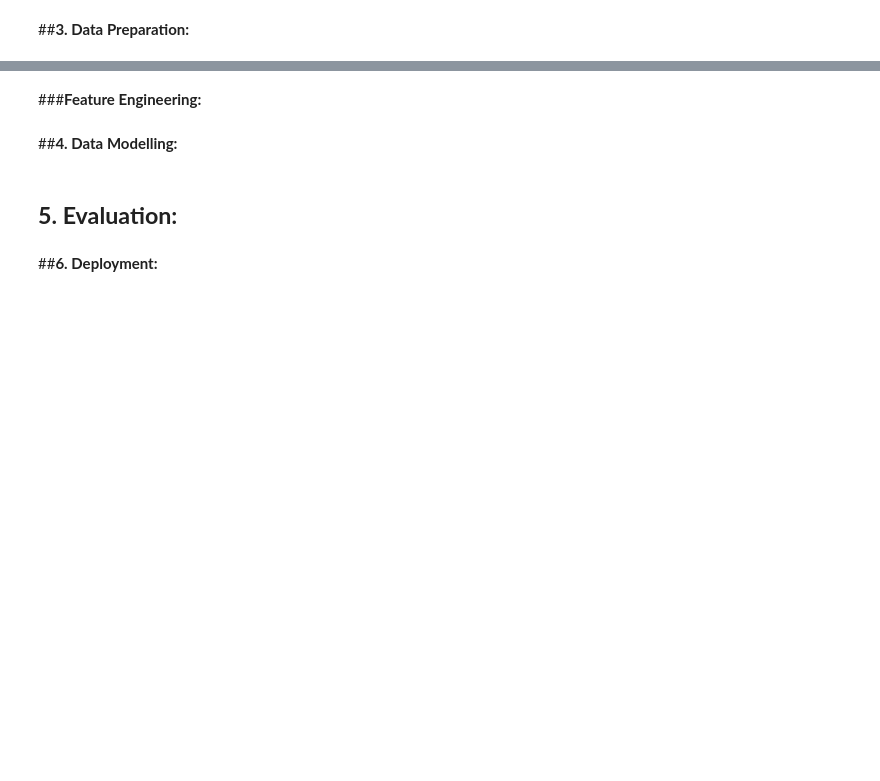
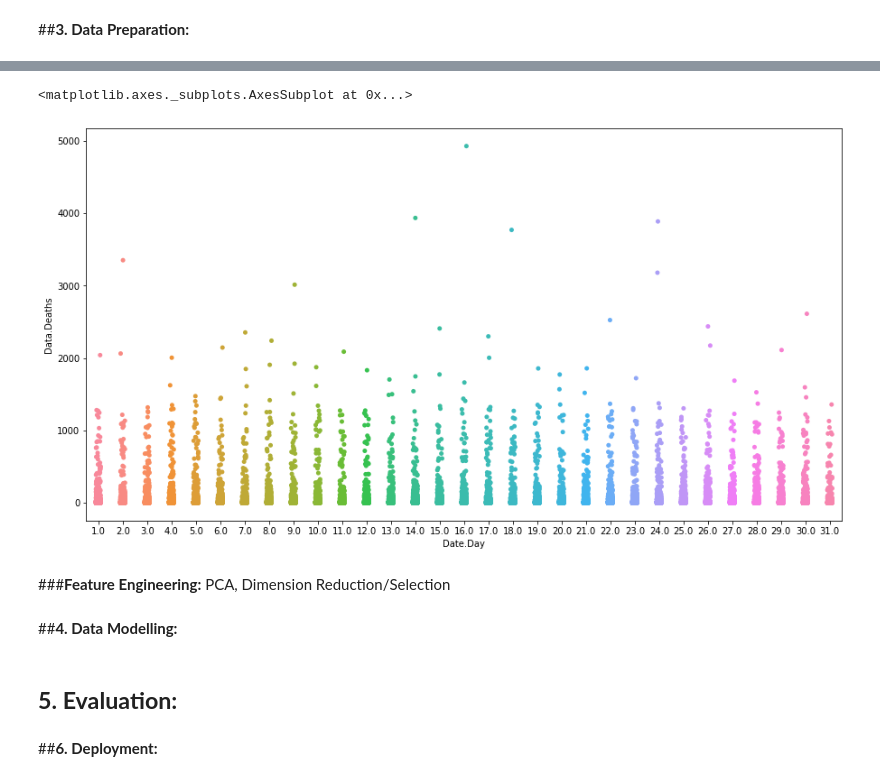
Before and after one commit to raulFuzita/cct_data_visualisation_communication, a Jupyter notebook: DVC_CA_Marina.ipynb, the cells around one changed output, grey strips where cells are left out. Saved outputs shown, nothing was run; the diff lists cells and outputs as text; code cells hidden in the pictures; blank space fills up the shorter version.

```diff
--- a/DVC_CA_Marina.ipynb
+++ b/DVC_CA_Marina.ipynb
@@ -145,0 +286,8 @@ cases_deaths_2019
+# %%
+# The for loop statement will traverse the data frame by name. Then to access the variables, the name in each loop is passed as an index to
+# the array and has its type-checked in the if statement.
+# If the conditional statement is satisfied the current variable is checked for negative values. If there is any all the
+# negative values should become an NA value.
+for i in df.columns:
+  if (df[i].dtypes == 'int64') | (df[i].dtypes == 'float64'):
+    df[df[i] < 0] = np.NaN
@@ -145,0 +296,5 @@ cases_deaths_2019
+# %%
+# Numpy package provides a property to change a value to NA value.
+df[df['Date.Year'] < 2020] = np.NaN
+# %%
+df[df['Date.Month'] == 12] = np.NaN
@@ -145,0 +319,2 @@ cases_deaths_2019
+# %%
+df.dropna(axis=0, inplace=True)
@@ -146,5 +341,12 @@ cases_deaths_2019
+# %%
+plt.figure(figsize=(15,8))
+sns.stripplot(x='Date.Day', y='Data.Deaths', data=df, jitter=True,)
+# %% [output]
+<matplotlib.axes._subplots.AxesSubplot at 0x...>
+[figure, added]
 # %% [markdown]
 ###**Feature Engineering:**
+PCA, Dimension Reduction/Selection
 # %% [markdown]
 ##**4. Data Modelling:**
 # %% [markdown]
```
Also changed, not shown: parts of 61 cells of this notebook.
